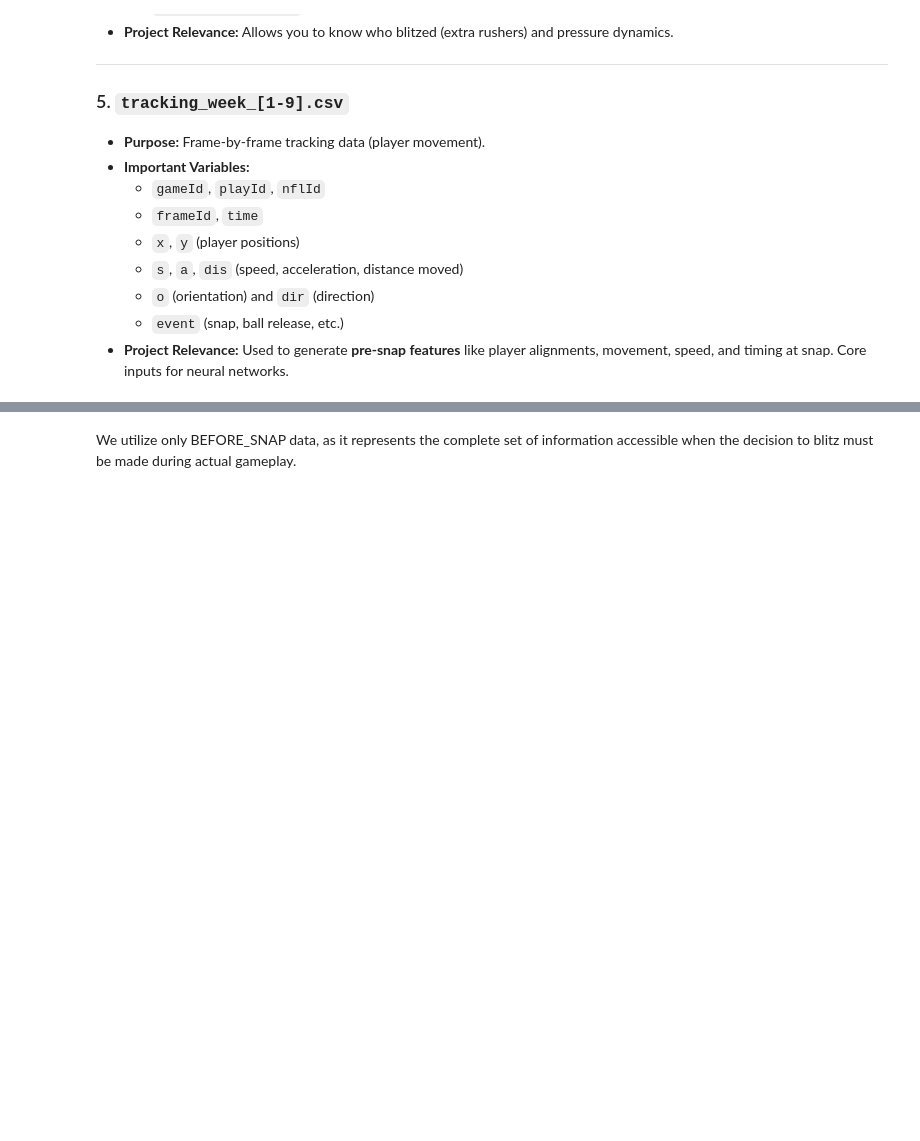
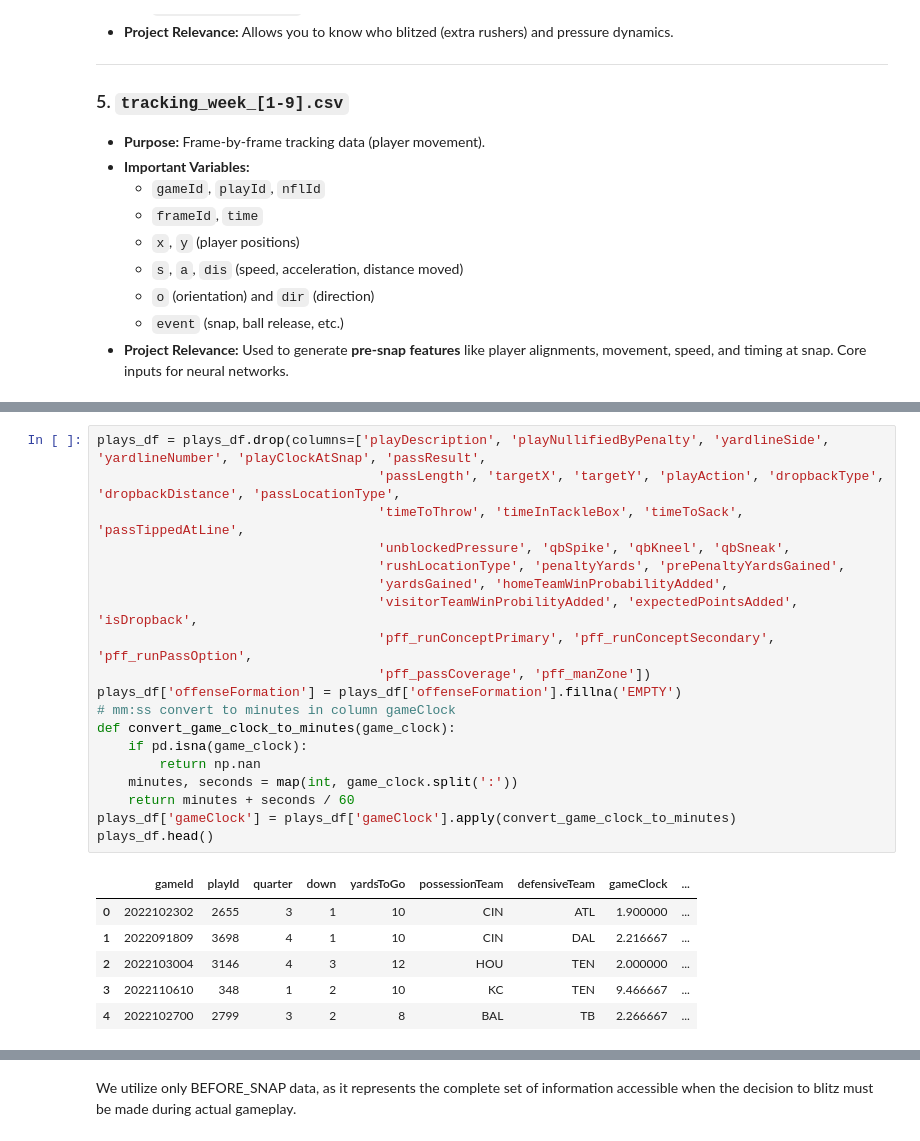
Before and after one commit to tgarity/blitzprediction, a Jupyter notebook: final_project.ipynb, the cells around one changed output, grey strips where cells are left out. Drawn from its saved outputs; the diff is of its cells as text; blank space fills up the shorter version.

```diff
--- a/final_project.ipynb
+++ b/final_project.ipynb
@@ -166,0 +161,26 @@ games_df.head()
+# %%
+plays_df = plays_df.drop(columns=['playDescription', 'playNullifiedByPenalty', 'yardlineSide', 'yardlineNumber', 'playClockAtSnap', 'passResult',
+                                    'passLength', 'targetX', 'targetY', 'playAction', 'dropbackType', 'dropbackDistance', 'passLocationType',
+                                    'timeToThrow', 'timeInTackleBox', 'timeToSack', 'passTippedAtLine',
+                                    'unblockedPressure', 'qbSpike', 'qbKneel', 'qbSneak',
+                                    'rushLocationType', 'penaltyYards', 'prePenaltyYardsGained',
+                                    'yardsGained', 'homeTeamWinProbabilityAdded',
+                                    'visitorTeamWinProbilityAdded', 'expectedPointsAdded', 'isDropback',
+                                    'pff_runConceptPrimary', 'pff_runConceptSecondary', 'pff_runPassOption',
+                                    'pff_passCoverage', 'pff_manZone'])
+plays_df['offenseFormation'] = plays_df['offenseFormation'].fillna('EMPTY')
+# mm:ss convert to minutes in column gameClock
+def convert_game_clock_to_minutes(game_clock):
+    if pd.isna(game_clock):
+        return np.nan
+    minutes, seconds = map(int, game_clock.split(':'))
+    return minutes + seconds / 60
+plays_df['gameClock'] = plays_df['gameClock'].apply(convert_game_clock_to_minutes)
+plays_df.head()
+# %% [output]
+|  | gameId | playId | quarter | down | yardsToGo | possessionTeam | defensiveTeam | gameClock | ... |
+| 0 | 2022102302 | 2655 | 3 | 1 | 10 | CIN | ATL | 1.900000 | ... |
+| 1 | 2022091809 | 3698 | 4 | 1 | 10 | CIN | DAL | 2.216667 | ... |
+| 2 | 2022103004 | 3146 | 4 | 3 | 12 | HOU | TEN | 2.000000 | ... |
+| 3 | 2022110610 | 348 | 1 | 2 | 10 | KC | TEN | 9.466667 | ... |
+| 4 | 2022102700 | 2799 | 3 | 2 | 8 | BAL | TB | 2.266667 | ... |
```
Also changed, not shown: parts of 34 cells of this notebook.
